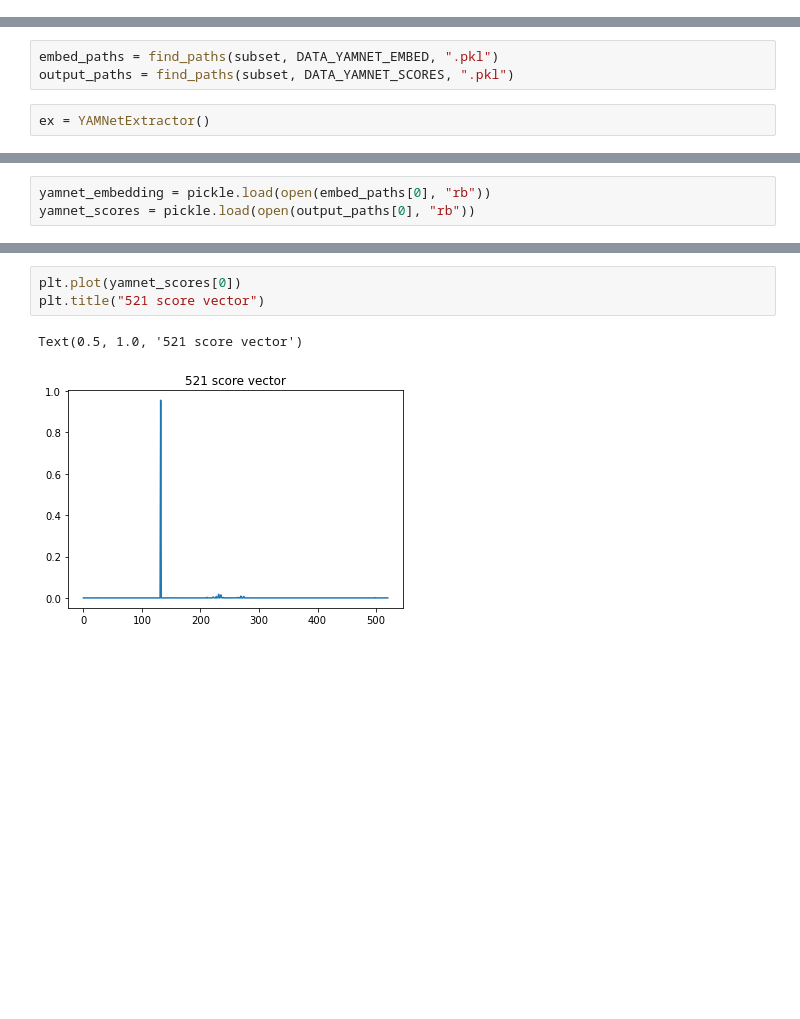
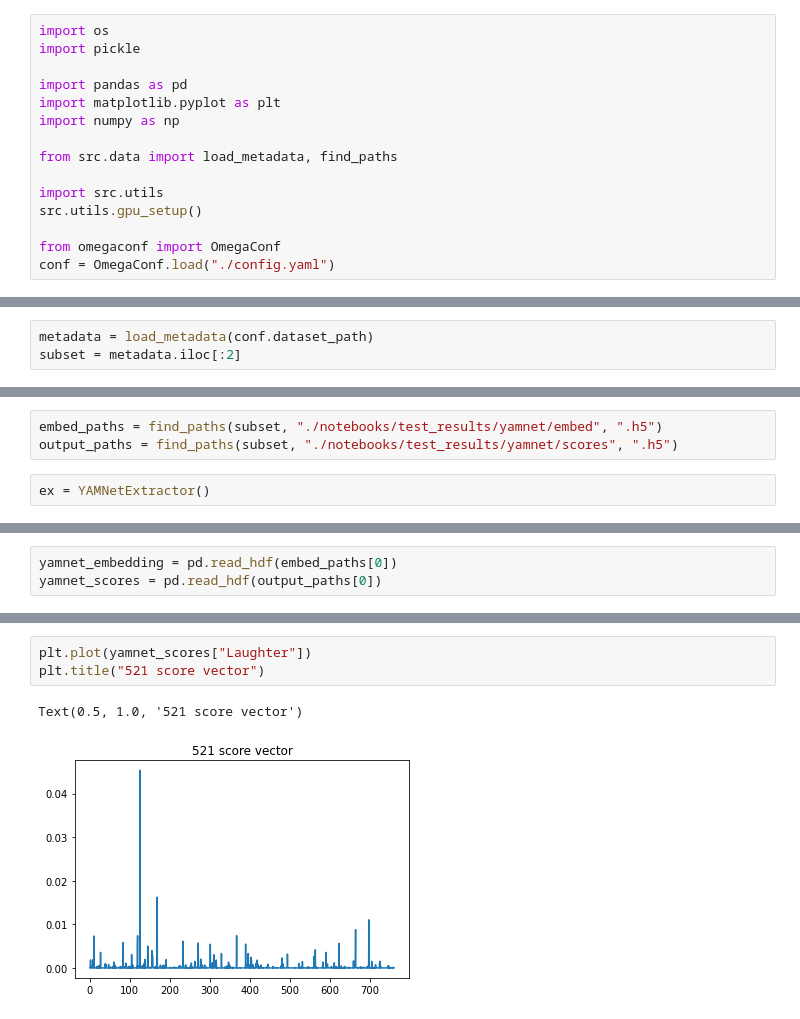
Before and after one commit to trecpodcasts/podcast-audio-feature-extraction, a Jupyter notebook: notebooks/feature-extraction-demo.ipynb, the cells around one changed output, grey strips where cells are left out. Cells and saved outputs as stored; diff of their text form; blank space fills up the shorter version.

```diff
--- a/notebooks/feature-extraction-demo.ipynb
+++ b/notebooks/feature-extraction-demo.ipynb
@@ -21,0 +11,15 @@ import matplotlib.pyplot as plt
+# %%
+import os
+import pickle
+
+import pandas as pd
+import matplotlib.pyplot as plt
+import numpy as np
+
+from src.data import load_metadata, find_paths
+
+import src.utils
+src.utils.gpu_setup()
+
+from omegaconf import OmegaConf
+conf = OmegaConf.load("./config.yaml")
@@ -25,3 +31,6 @@ import matplotlib.pyplot as plt
 Below you can find examples for extracting features using the different feature extractors in the package
 # %% [markdown]
 ## Configuring input paths
+# %%
+metadata = load_metadata(conf.dataset_path)
+subset = metadata.iloc[:2]
@@ -119,6 +130,6 @@ from src.data import DATA_YAMNET_EMBED, DATA_YAMNET_SCORES
 # %%
-embed_paths = find_paths(subset, DATA_YAMNET_EMBED, ".pkl")
-output_paths = find_paths(subset, DATA_YAMNET_SCORES, ".pkl")
+embed_paths = find_paths(subset, "./notebooks/test_results/yamnet/embed", ".h5")
+output_paths = find_paths(subset, "./notebooks/test_results/yamnet/scores", ".h5")
 # %%
 ex = YAMNetExtractor()
 # %%
@@ -126,6 +146,6 @@ ex.embedding(audio_paths, output_paths, embed_paths) # also save embeddings
 # %%
-yamnet_embedding = pickle.load(open(embed_paths[0], "rb"))
-yamnet_scores = pickle.load(open(output_paths[0], "rb"))
+yamnet_embedding = pd.read_hdf(embed_paths[0])
+yamnet_scores = pd.read_hdf(output_paths[0])
 # %%
 plt.plot(yamnet_embedding[0])
 plt.title("1024 embedding vector")
@@ -135,6 +155,6 @@ Text(0.5, 1.0, '1024 embedding vector')
 # %%
-plt.plot(yamnet_scores[0])
+plt.plot(yamnet_scores["Laughter"])
 plt.title("521 score vector")
 # %% [output]
 Text(0.5, 1.0, '521 score vector')
-[figure, old version]
+[figure, new version]
```
Also changed, not shown: parts of 30 cells of this notebook, 4 other files.
